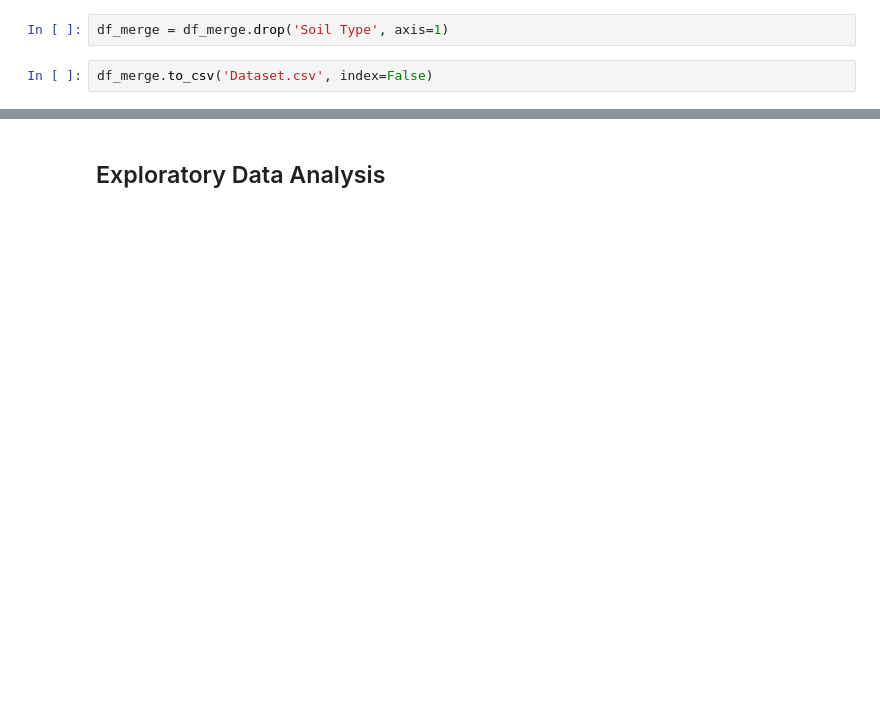
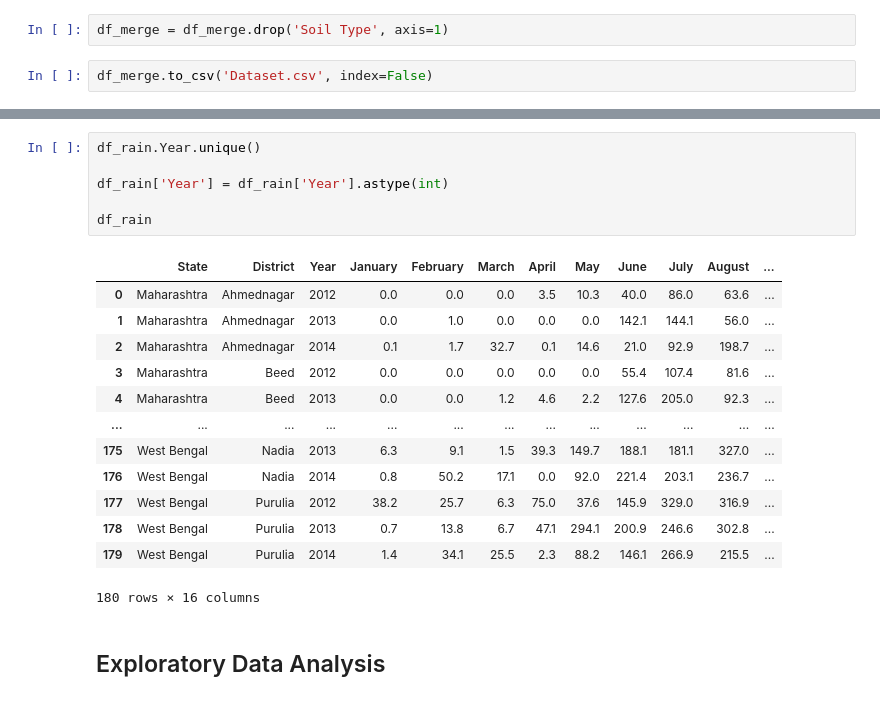
Before and after one commit to vansismishra/FarmElysium, a Jupyter notebook: datacleaning.ipynb, the cells around one changed output, grey strips where cells are left out. Saved outputs shown, nothing was run; the diff lists cells and outputs as text; blank space fills up the shorter version.

```diff
--- a/datacleaning.ipynb
+++ b/datacleaning.ipynb
@@ -413,2 +413,22 @@ df_merge.head()
+# %%
+df_rain.Year.unique()
+
+df_rain['Year'] = df_rain['Year'].astype(int)
+
+df_rain
+# %% [output]
+|  | State | District | Year | January | February | March | April | May | June | July | August | ... |
+| 0 | Maharashtra | Ahmednagar | 2012 | 0.0 | 0.0 | 0.0 | 3.5 | 10.3 | 40.0 | 86.0 | 63.6 | ... |
+| 1 | Maharashtra | Ahmednagar | 2013 | 0.0 | 1.0 | 0.0 | 0.0 | 0.0 | 142.1 | 144.1 | 56.0 | ... |
+| 2 | Maharashtra | Ahmednagar | 2014 | 0.1 | 1.7 | 32.7 | 0.1 | 14.6 | 21.0 | 92.9 | 198.7 | ... |
+| 3 | Maharashtra | Beed | 2012 | 0.0 | 0.0 | 0.0 | 0.0 | 0.0 | 55.4 | 107.4 | 81.6 | ... |
+| 4 | Maharashtra | Beed | 2013 | 0.0 | 0.0 | 1.2 | 4.6 | 2.2 | 127.6 | 205.0 | 92.3 | ... |
+| ... | ... | ... | ... | ... | ... | ... | ... | ... | ... | ... | ... | ... |
+| 175 | West Bengal | Nadia | 2013 | 6.3 | 9.1 | 1.5 | 39.3 | 149.7 | 188.1 | 181.1 | 327.0 | ... |
+| 176 | West Bengal | Nadia | 2014 | 0.8 | 50.2 | 17.1 | 0.0 | 92.0 | 221.4 | 203.1 | 236.7 | ... |
+| 177 | West Bengal | Purulia | 2012 | 38.2 | 25.7 | 6.3 | 75.0 | 37.6 | 145.9 | 329.0 | 316.9 | ... |
+| 178 | West Bengal | Purulia | 2013 | 0.7 | 13.8 | 6.7 | 47.1 | 294.1 | 200.9 | 246.6 | 302.8 | ... |
+| 179 | West Bengal | Purulia | 2014 | 1.4 | 34.1 | 25.5 | 2.3 | 88.2 | 146.1 | 266.9 | 215.5 | ... |
+180 rows × 16 columns
 # %% [markdown]
 ## Exploratory Data Analysis
```
Also changed, not shown: parts of 8 cells of this notebook.
